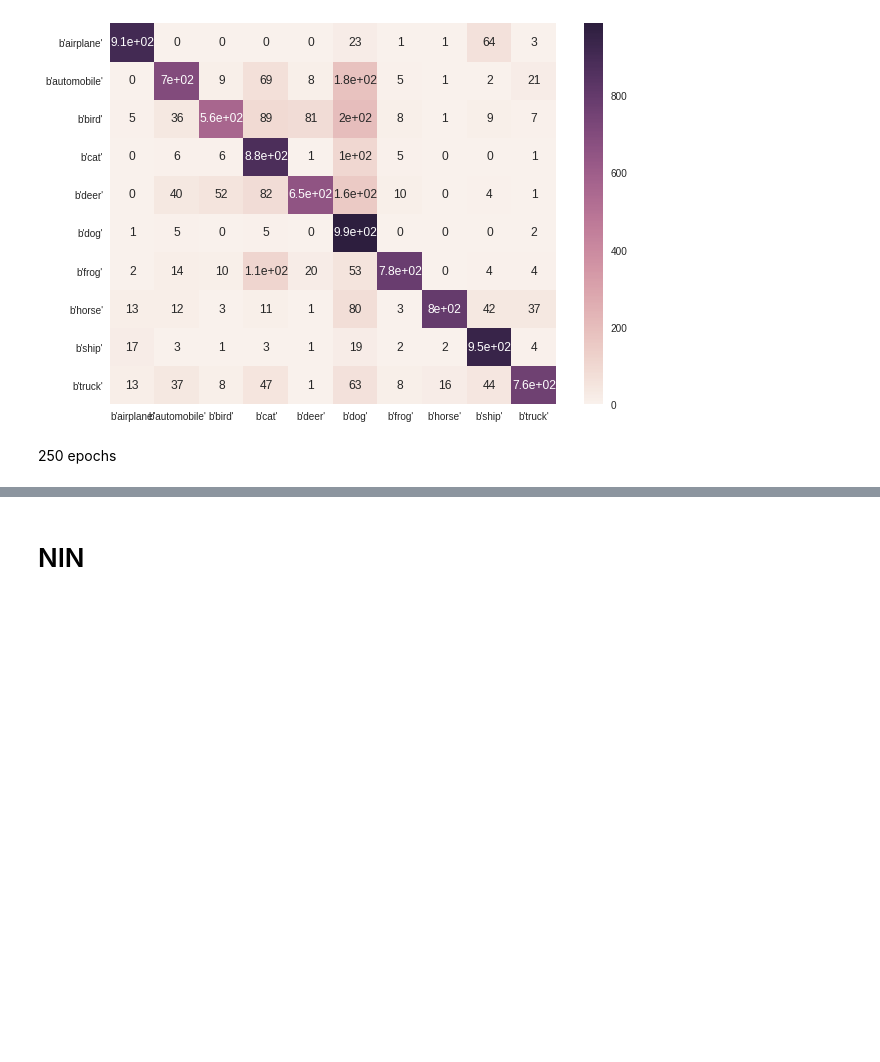
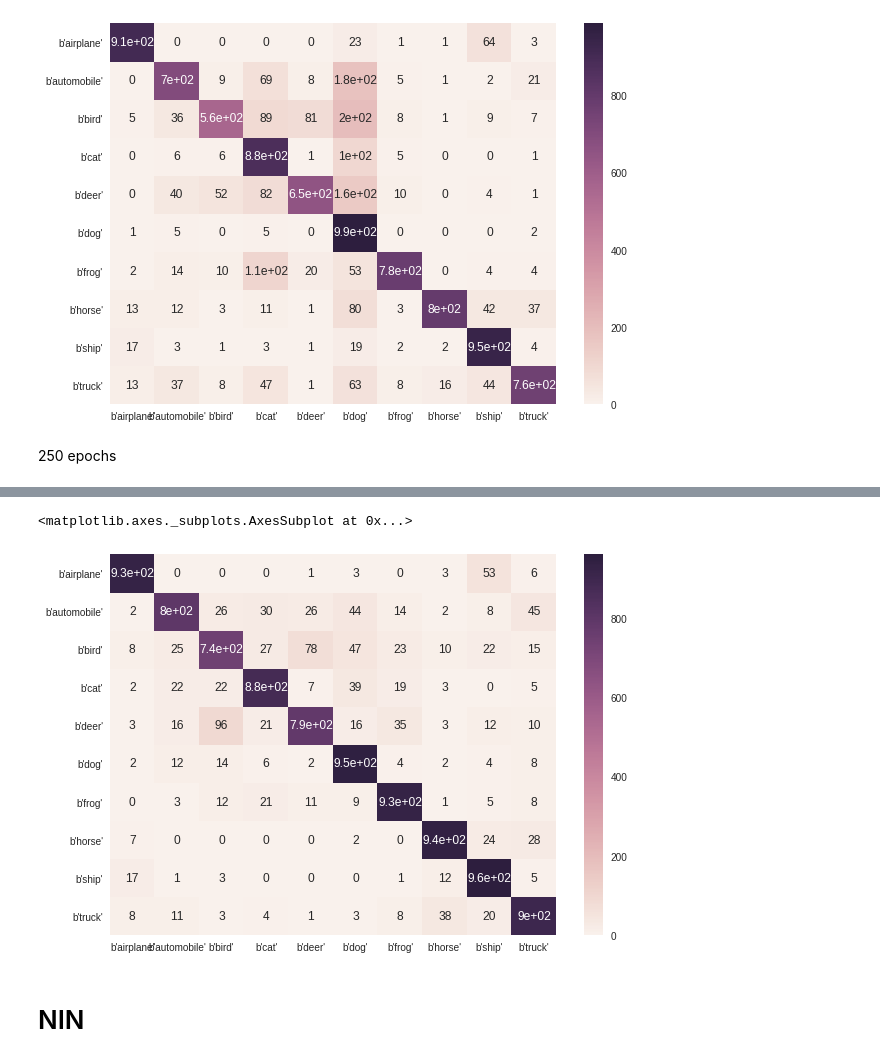
Before and after one commit to wxya2017/GR5242-CIFAR10, a Jupyter notebook: keras_model_new.ipynb, the cells around one changed output, grey strips where cells are left out. Cells and saved outputs as stored; diff of their text form; code cells hidden in the pictures; blank space fills up the shorter version.

```diff
--- a/keras_model_new.ipynb
+++ b/keras_model_new.ipynb
@@ -429,3 +440,15 @@ print("Model took %0.2f seconds to train"%(end - start))
+# %%
+y_prob = model_batchnorm.predict(test_x)
+y_pred = y_prob.argmax(axis=-1)
+y_true = np.where(test_y == 1)[1]
+cm = confusion_matrix(y_true, y_pred, labels = range(10))
+df_cm = pd.DataFrame(cm, index = [i for i in labels],
+                     columns = [i for i in labels])
+plt.figure(figsize = (10,7))
+sn.heatmap(df_cm, annot=True)
+# %% [output]
+<matplotlib.axes._subplots.AxesSubplot at 0x...>
+[figure, added]
 # %% [markdown]
 # NIN
 # %%
```
Also changed, not shown: parts of 2 cells of this notebook.
